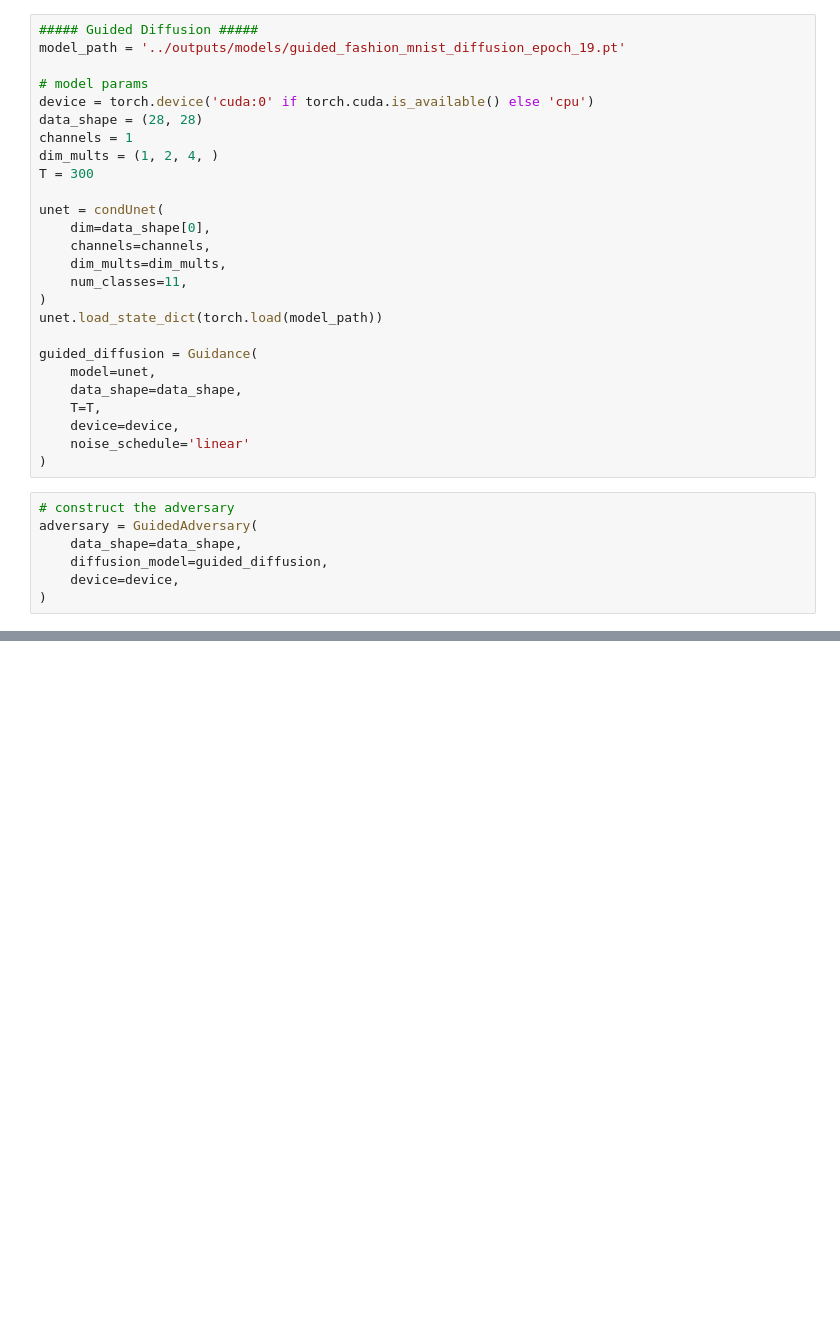
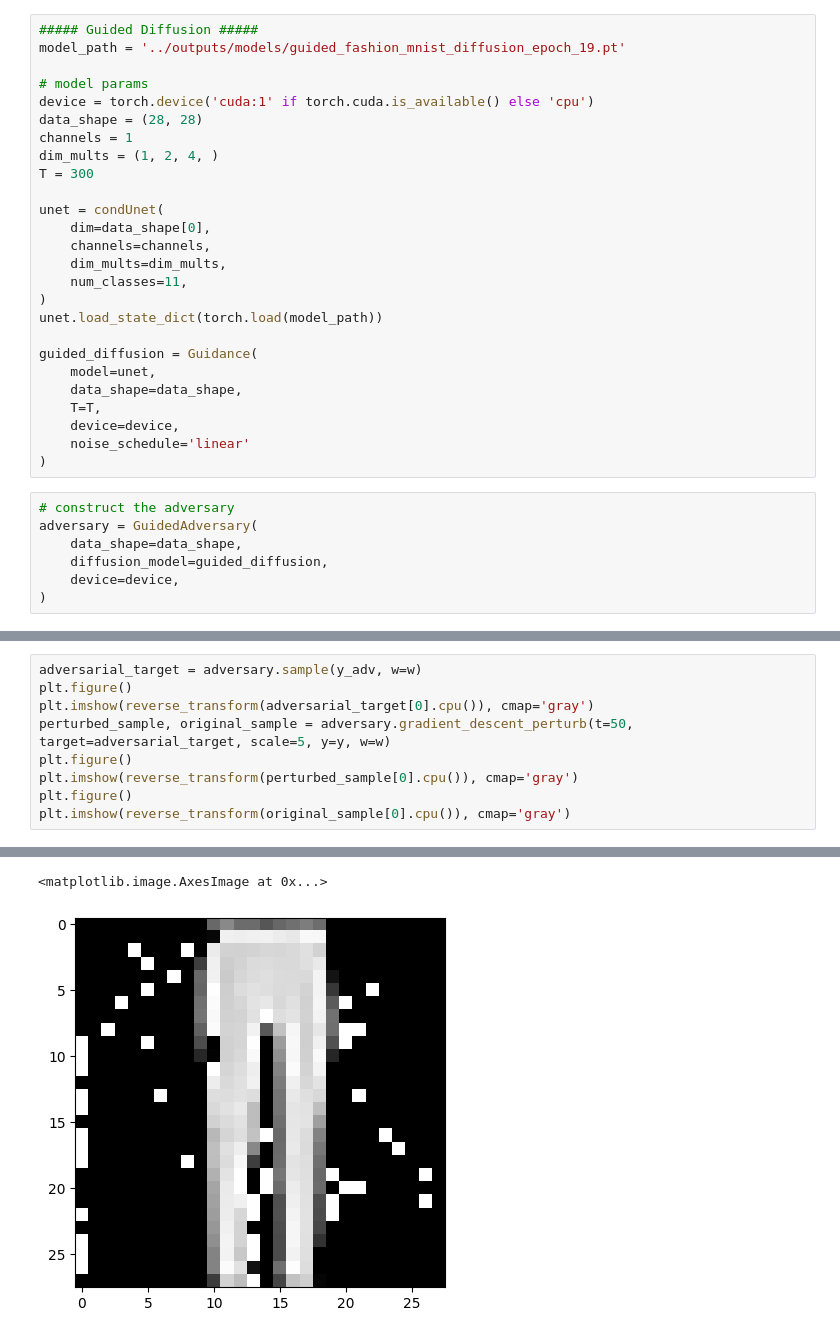
Before and after one commit to TristanSaidi/AdversarialDiffusion, a Jupyter notebook: notebooks/adversarial.ipynb, the cells around one changed output, grey strips where cells are left out. Saved outputs shown, nothing was run; the diff lists cells and outputs as text; blank space fills up the shorter version.

Commit message:
added guided diffusion to adversarial notebook

```diff
--- a/notebooks/adversarial.ipynb
+++ b/notebooks/adversarial.ipynb
@@ -156,7 +158,7 @@ plt.imshow(reverse_transform(original_sample[0].cpu()), cmap='gray')
 model_path = '../outputs/models/guided_fashion_mnist_diffusion_epoch_19.pt'
 
 # model params
-device = torch.device('cuda:0' if torch.cuda.is_available() else 'cpu')
+device = torch.device('cuda:1' if torch.cuda.is_available() else 'cpu')
 data_shape = (28, 28)
 channels = 1
 dim_mults = (1, 2, 4, )
@@ -209,0 +224,10 @@ plt.imshow(reverse_transform(original_sample[0].cpu()), cmap='gray')
+# %%
+adversarial_target = adversary.sample(y_adv, w=w)
+plt.figure()
+plt.imshow(reverse_transform(adversarial_target[0].cpu()), cmap='gray')
+perturbed_sample, original_sample = adversary.gradient_descent_perturb(t=50, target=adversarial_target, scale=5, y=y, w=w)
+plt.figure()
+plt.imshow(reverse_transform(perturbed_sample[0].cpu()), cmap='gray')
+plt.figure()
+plt.imshow(reverse_transform(original_sample[0].cpu()), cmap='gray')
+# %% [output]
@@ -209,0 +249,2 @@ plt.imshow(reverse_transform(original_sample[0].cpu()), cmap='gray')
+<matplotlib.image.AxesImage at 0x...>
+[figure, added]
```
Also changed, not shown: parts of 5 cells of this notebook.
